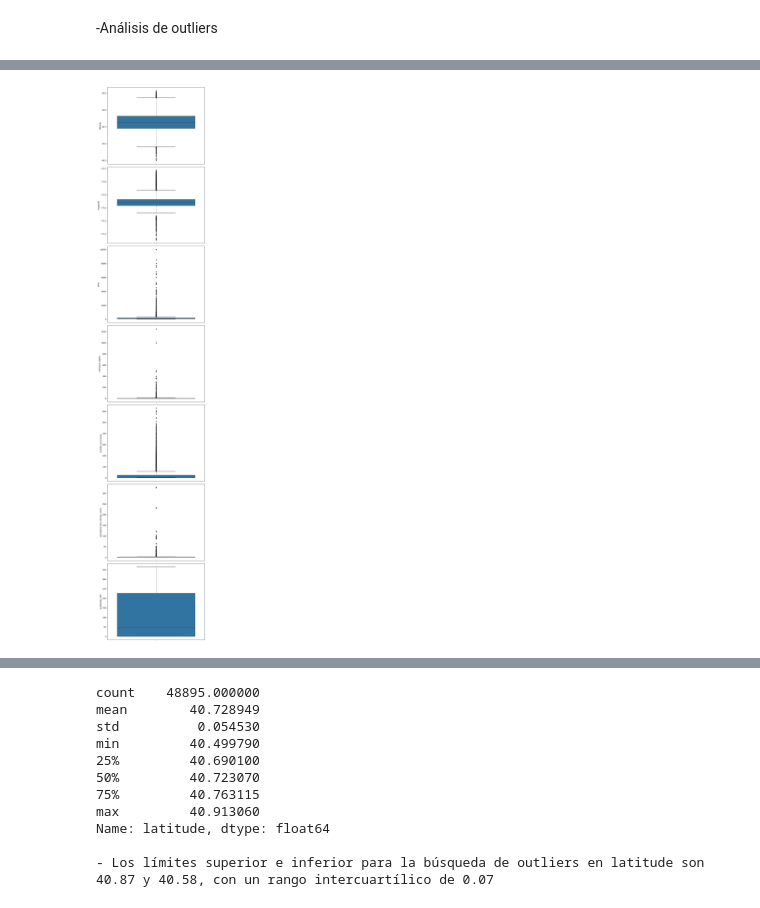
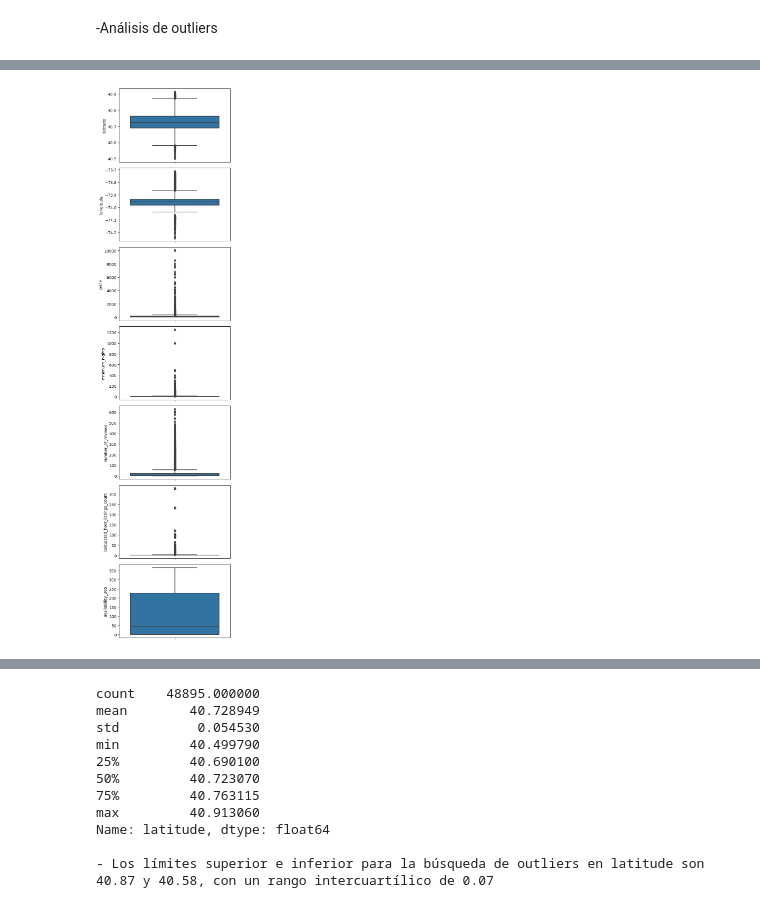
Before and after one commit to jaimed411/013-PROYECTO1-machine-learning-airbnb, a Jupyter notebook: src/appppp.ipynb, the cells around one changed output, grey strips where cells are left out. Drawn from its saved outputs; the diff is of its cells as text; code cells hidden in the pictures.

```diff
--- a/src/appppp.ipynb
+++ b/src/appppp.ipynb
@@ -80,0 +67,4 @@ dataframe.drop("availability_365", axis = 1).duplicated().sum()
+# %%
+#Eliminar duplicados
+if dataframe.duplicated().sum() > 0:
+    dataframe = dataframe.drop_duplicates()
@@ -331,17 +338,17 @@ Conclusiones
 # %%
 #Dibujar los diagramas de cajas de las variables
 
-fig, axes = plt.subplots(7, 1, figsize=(8, 40))
+fig, axes = plt.subplots(7, 1, figsize=(5, 20))
 
 sns.boxplot(ax=axes[0], data=dataframe, y="latitude")
 sns.boxplot(ax=axes[1], data=dataframe, y="longitude")
 sns.boxplot(ax=axes[2], data=dataframe, y="price")
 sns.boxplot(ax=axes[3], data=dataframe, y="minimum_nights")
 sns.boxplot(ax=axes[4], data=dataframe, y="number_of_reviews")
 sns.boxplot(ax=axes[5], data=dataframe, y="calculated_host_listings_count")
 sns.boxplot(ax=axes[6], data=dataframe, y="availability_365")
 
 plt.tight_layout()
 plt.show()
 # %% [output]
-[figure, old version]
+[figure, new version]
```
Also changed, not shown: parts of 22 cells of this notebook.
